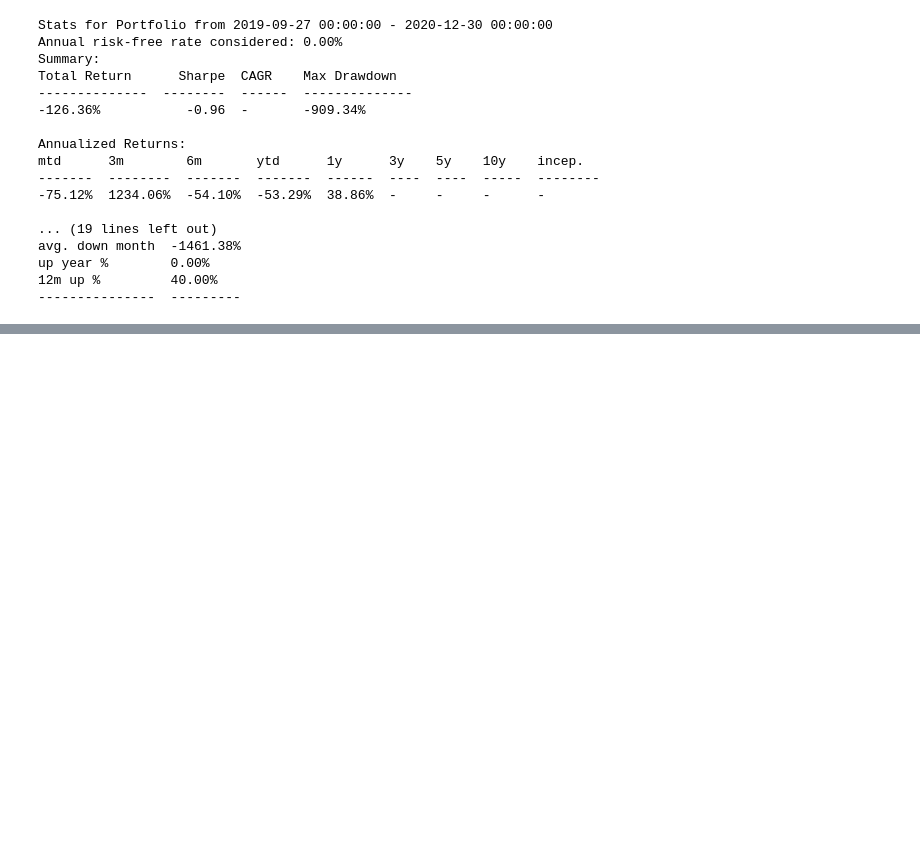
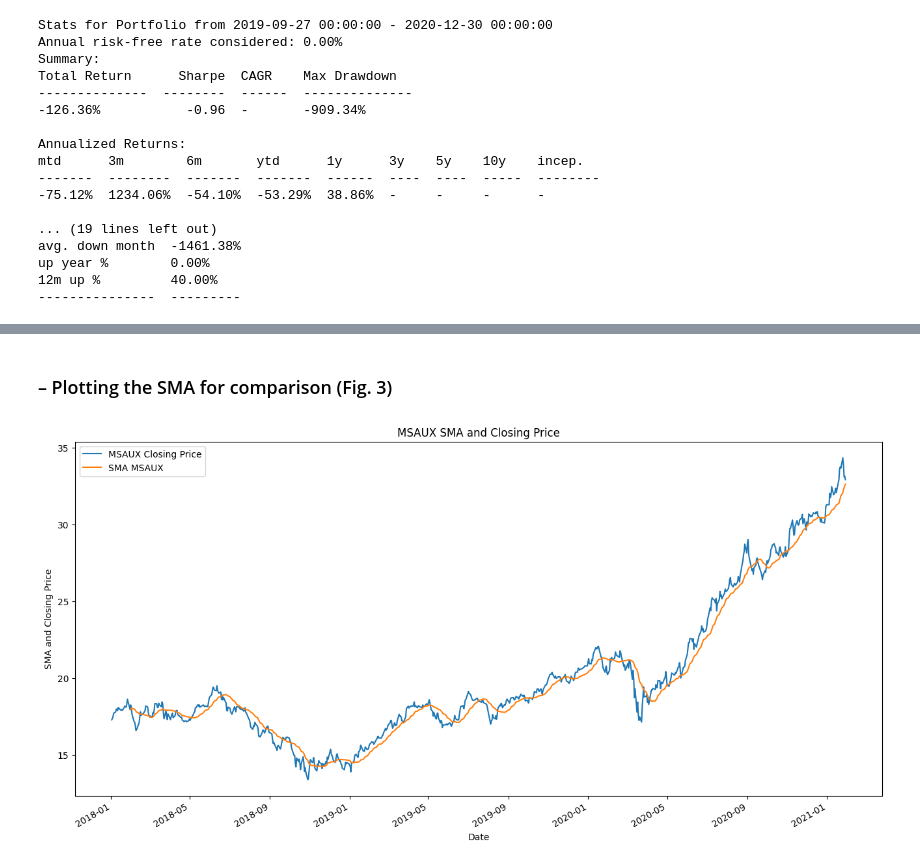
Before and after one commit to AvatarGaming/Python, a Jupyter notebook: Applied Quantitative Finance Using Python for Financial Analysis/SCRIPT07 - WRAPPING UP THE BOOK - UNDERSTANDING PERFORMANCE.ipynb, the cells around one changed output, grey strips where cells are left out. Cells and saved outputs as stored; diff of their text form; code cells hidden in the pictures; blank space fills up the shorter version.

```diff
--- a/Applied Quantitative Finance Using Python for Financial Analysis/SCRIPT07 - WRAPPING UP THE BOOK - UNDERSTANDING PERFORMANCE.ipynb
+++ b/Applied Quantitative Finance Using Python for Financial Analysis/SCRIPT07 - WRAPPING UP THE BOOK - UNDERSTANDING PERFORMANCE.ipynb
@@ -135,0 +145,9 @@ up year %        0.00%
+# %%
+# MSAUX:Close, Morgan Stanley Inst Asia Opp A (MSAUX)
+# MGGPX:Close, Morgan Stanley Institutional Fund, Inc. Global Opportunity Portfolio (MGGPX)
+# MFAPX:Close, Morgan Stanley Institutional Fund, Inc. International Advantage Portfolio (MFAPX)
+# SPY:Close, SPDR S&P 500 ETF Trust (SPY)
+
+funds=ffn.get('MSAUX:Close,MIOPX:Close,MGGPX:Close,MFAPX:Close,SPY:Close',start='2018-01-01',end='2021-01-30')
+funds.tail(10)
+print(funds.columns)
@@ -135,0 +163,3 @@ up year %        0.00%
+# %%
+funds['MAMSAUX'] = ta.sma(funds['msauxclose'], length=20)
+funds
@@ -135,0 +181,11 @@ up year %        0.00%
+# %% [markdown]
+### – Plotting the SMA for comparison (Fig. 3)
+# %%
+funds['msauxclose'].plot(label='MSAUX Closing Price',figsize=(16,8))
+funds['MAMSAUX'].plot(label='SMA MSAUX')
+_=plt.xlabel('Date')
+_=plt.ylabel('SMA and Closing Price')
+_=plt.title('MSAUX SMA and Closing Price')
+plt.legend();
+# %% [output]
+[figure, added]
```
Also changed, not shown: parts of 10 cells of this notebook.
